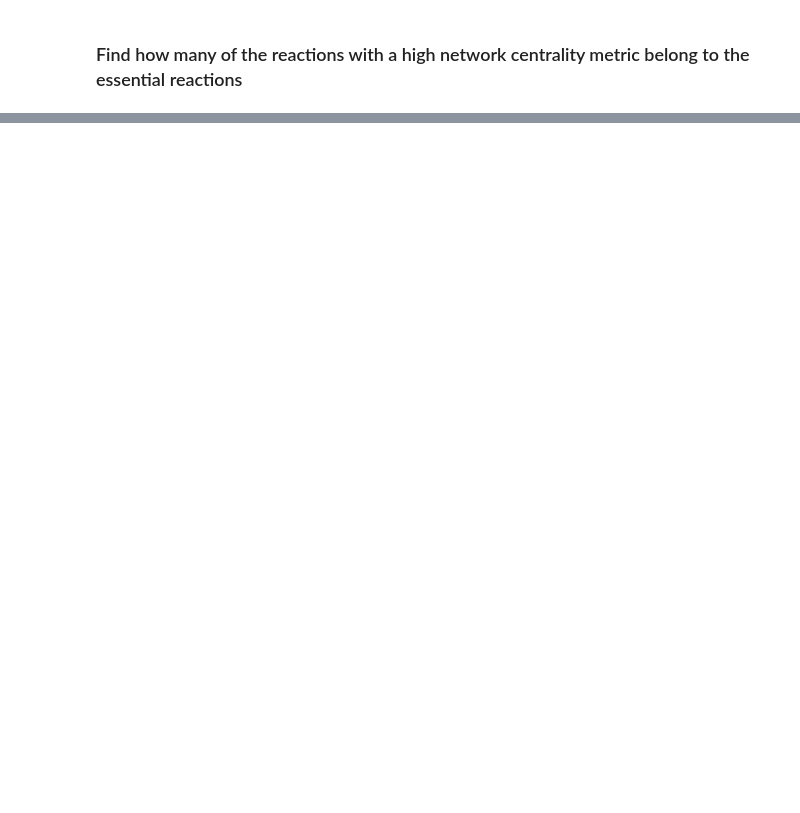
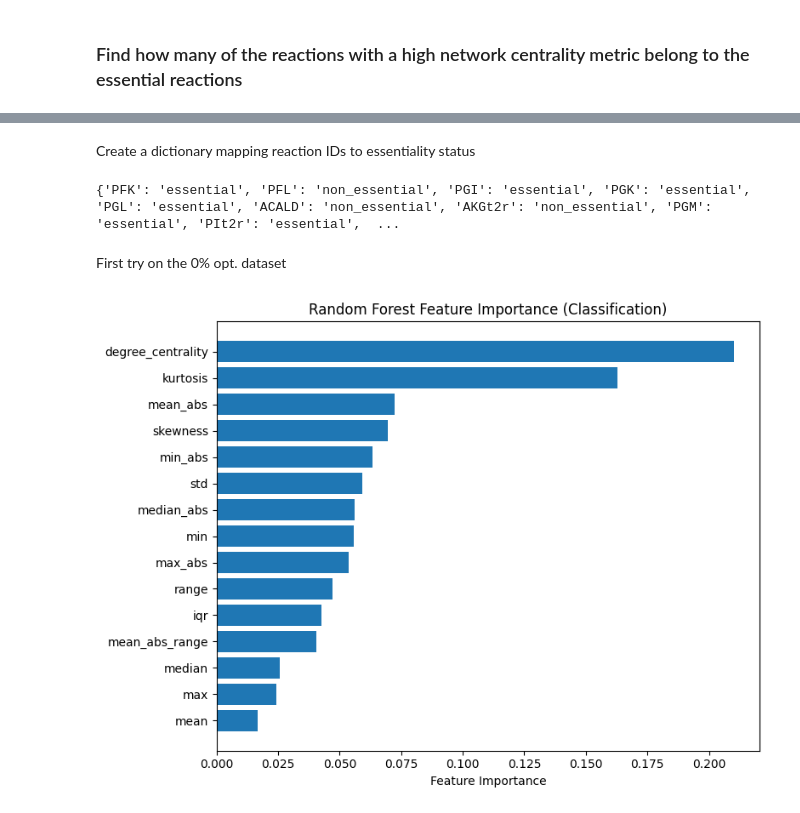
Before and after one commit to SotirisTouliopoulos/dingo-stats, a Jupyter notebook: analysis/graphs_analysis.ipynb, the cells around one changed output, grey strips where cells are left out. Saved outputs shown, nothing was run; the diff lists cells and outputs as text; code cells hidden in the pictures; blank space fills up the shorter version.

Commit message:
Added graphs_analysis.ipynb for centrality, essentiality and flux distributions correlations

```diff
--- a/analysis/graphs_analysis.ipynb
+++ b/analysis/graphs_analysis.ipynb
@@ -163,0 +390,9 @@ group_map_0_full = dictionary_map_reverse_reaction_id_to_pathway(bigg_to_pathway
+# %%
+
+Glycolysis = subset_model_reactions_from_pathway_info(iCH360_df_kegg_pathways, "Glycolysis / Gluconeogenesis")
+PPP = subset_model_reactions_from_pathway_info(iCH360_df_kegg_pathways, "Pentose phosphate pathway")
+
+bigg_to_pathway_dict = dictionary_reaction_id_to_pathway(Glycolysis = Glycolysis, PPP = PPP)
+
+group_map_100_full = dictionary_map_reverse_reaction_id_to_pathway(bigg_to_pathway_dict, extended_reactions_100)
+group_map_0_full = dictionary_map_reverse_reaction_id_to_pathway(bigg_to_pathway_dict, extended_reactions_0)
@@ -211,0 +783,7 @@ print(central_and_essential_reactions, essential_reactions_count)
+# %%
+
+plot_scatter_from_df(stats_df_0, x_col="degree_centrality", y_col="kurtosis", title="")
+
+plot_scatter_with_polyfit(stats_df_0, x_col="degree_centrality", y_col="kurtosis", degree=3, title="")
+
+plot_scatter_from_df(stats_df_0, x_col="degree_centrality", y_col="skewness", title="")
@@ -211,0 +851,63 @@ print(central_and_essential_reactions, essential_reactions_count)
+# %% [markdown]
+Create a dictionary mapping reaction IDs to essentiality status
+# %%
+# list(stats_df_0.index)
+
+from cobra.flux_analysis.variability import find_essential_reactions
+
+# Optimize the model
+solution = ec_cobra_model.optimize()
+obj_sol = solution.objective_value
+obj_sol_threshold = obj_sol * 0.999
+
+# Identify essential reactions
+essential_reactions = find_essential_reactions(ec_cobra_model, threshold=obj_sol_threshold)
+essential_ids = {reaction.id for reaction in essential_reactions}
+
+# Build essentiality dictionary
+reaction_essentiality = {
+    reaction.id: ("essential" if reaction.id in essential_ids else "non_essential")
+    for reaction in ec_cobra_model.reactions
+}
+
+print(reaction_essentiality)
+# %% [output]
+{'PFK': 'essential', 'PFL': 'non_essential', 'PGI': 'essential', 'PGK': 'essential', 'PGL': 'essential', 'ACALD': 'non_essential', 'AKGt2r': 'non_essential', 'PGM': 'essential', 'PIt2r': 'essential',  ...
+# %% [markdown]
+First try on the 0% opt. dataset
+# %%
+
+df = stats_df_0.dropna()
+df["essential"] = df.index.map(reaction_essentiality)
+df = df.drop(["betweenness_centrality", "clustering_coefficient"], axis=1)
+df = df[df["degree_centrality"] > 0]
+
+X = df.drop("degree_centrality", axis=1)
+y = df["degree_centrality"]
+
+# Prepare data
+X = df.drop("essential", axis=1)
+y = df["essential"].astype("category").cat.codes  # encode if needed
+
+X_train, X_test, y_train, y_test = train_test_split(X, y, random_state=42)
+
+# Train model
+clf = RandomForestClassifier(n_estimators=100, random_state=42)
+clf.fit(X_train, y_train)
+
+# Feature importance
+importances = clf.feature_importances_
+features = X.columns
+
+# Plot
+sorted_idx = importances.argsort()[::-1]  # descending order
+plt.figure(figsize=(8, 6))
+plt.barh(range(len(features)), importances[sorted_idx], align='center')
+plt.yticks(range(len(features)), features[sorted_idx])
+plt.gca().invert_yaxis()
+plt.xlabel("Feature Importance")
+plt.title("Random Forest Feature Importance (Classification)")
+plt.tight_layout()
+plt.show()
+# %% [output]
+[figure, added]
```
Also changed, not shown: parts of 78 cells of this notebook, 1 other file.
